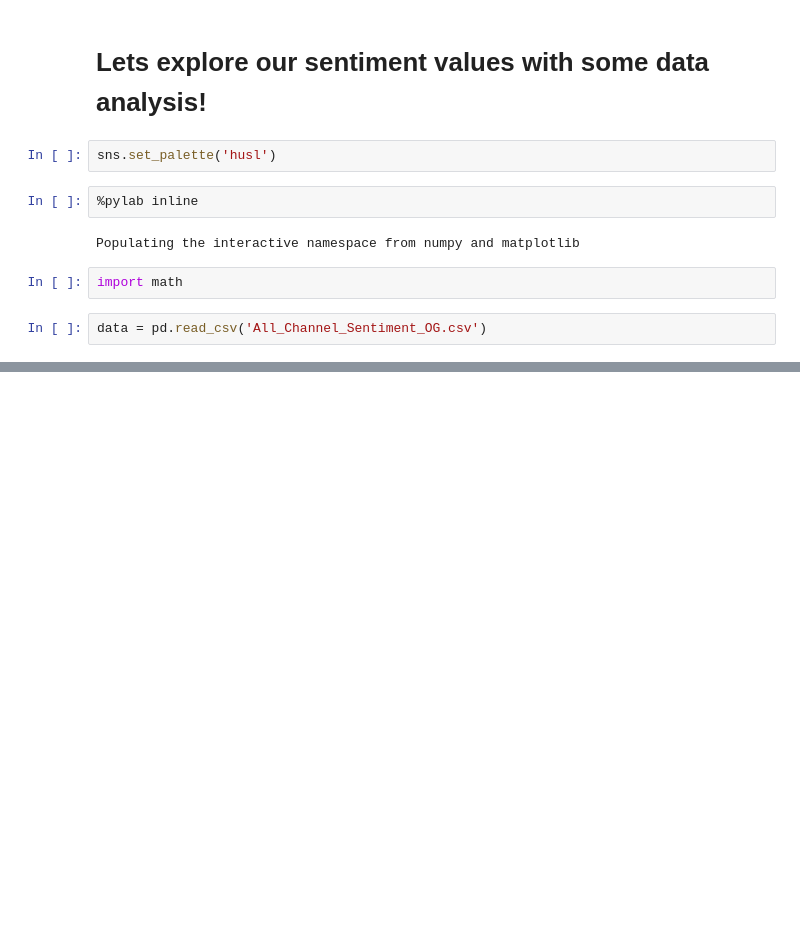
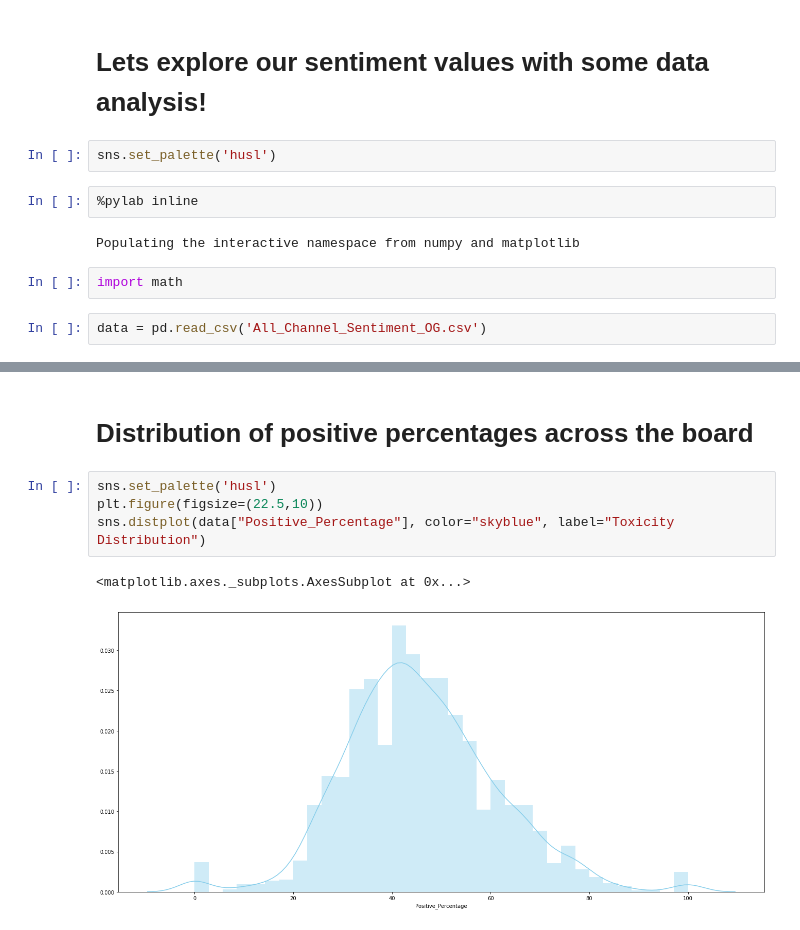
Before and after one commit to valazeinali/Yale-Hackathon, a Jupyter notebook: Sentementa.ipynb, the cells around one changed output, grey strips where cells are left out. Saved outputs shown, nothing was run; the diff lists cells and outputs as text; blank space fills up the shorter version.

```diff
--- a/Sentementa.ipynb
+++ b/Sentementa.ipynb
@@ -403,0 +378,9 @@ data.info()
+# %% [markdown]
+# Distribution of positive percentages across the board
+# %%
+sns.set_palette('husl')
+plt.figure(figsize=(22.5,10))
+sns.distplot(data["Positive_Percentage"], color="skyblue", label="Toxicity Distribution")
+# %% [output]
+<matplotlib.axes._subplots.AxesSubplot at 0x...>
+[figure, added]
```
Also changed, not shown: parts of 13 cells of this notebook.
